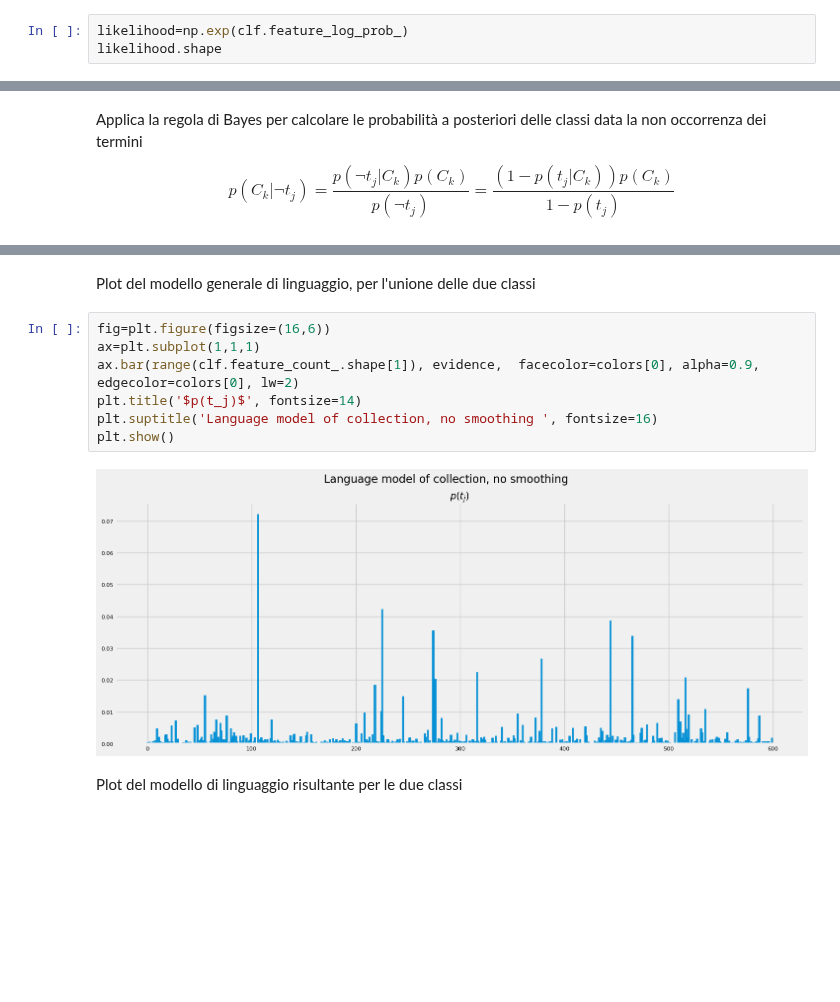
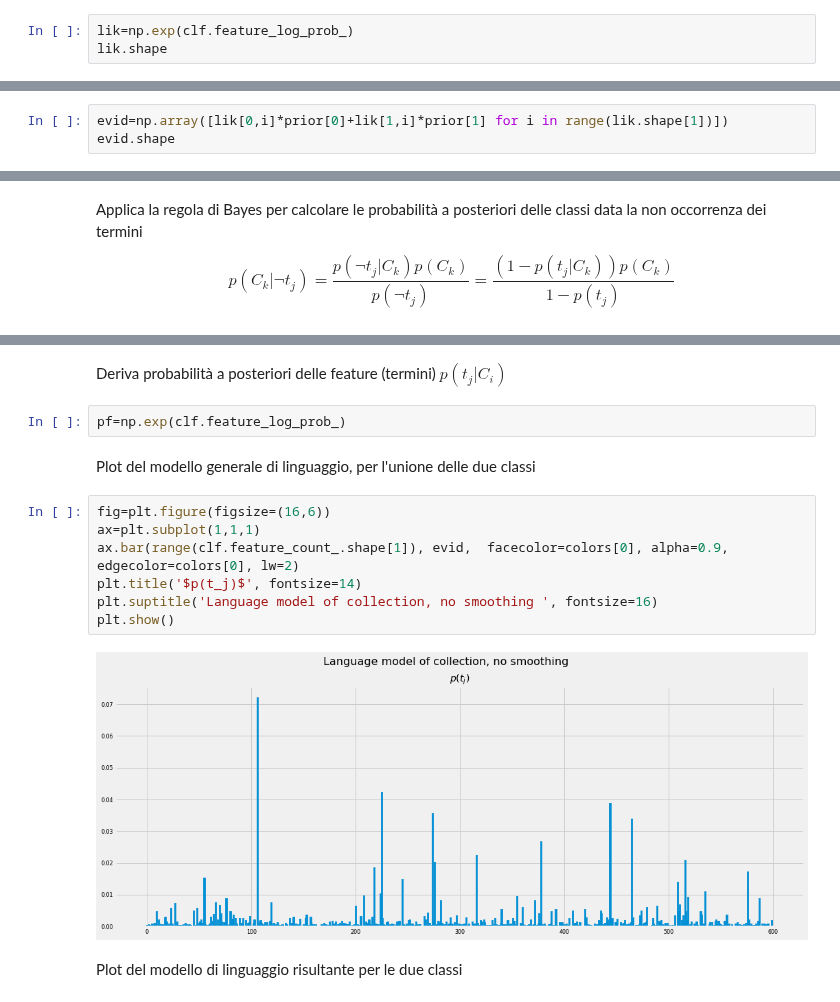
Before and after one commit to tvml/ml2324, a Jupyter notebook: codici/naivebayes.ipynb, the cells around one changed output, grey strips where cells are left out. Cells and saved outputs as stored; diff of their text form; blank space fills up the shorter version.

```diff
--- a/codici/naivebayes.ipynb
+++ b/codici/naivebayes.ipynb
@@ -117,7 +114,7 @@ p(C_0)=0.5, p(C_1)=0.5
 # %% [markdown]
 Deriva probabilità dei termini date le classi (likelihood) $p(t_j|C_i)$
 # %%
-likelihood=np.exp(clf.feature_log_prob_)
-likelihood.shape
+lik=np.exp(clf.feature_log_prob_)
+lik.shape
 # %% [output]
 (2, 600)
@@ -123,0 +128,3 @@ likelihood.shape
+# %%
+evid=np.array([lik[0,i]*prior[0]+lik[1,i]*prior[1] for i in range(lik.shape[1])])
+evid.shape
@@ -227,14 +219,18 @@ Classe predetta se non occorrenza: C1
+# %% [markdown]
+Deriva probabilità a posteriori delle feature (termini) $p(t_j|C_i)$
+# %%
+pf=np.exp(clf.feature_log_prob_)
 # %% [markdown]
 Plot del modello generale di linguaggio, per l'unione delle due classi
 # %%
 fig=plt.figure(figsize=(16,6))
 ax=plt.subplot(1,1,1)
-ax.bar(range(clf.feature_count_.shape[1]), evidence,  facecolor=colors[0], alpha=0.9, edgecolor=colors[0], lw=2)
+ax.bar(range(clf.feature_count_.shape[1]), evid,  facecolor=colors[0], alpha=0.9, edgecolor=colors[0], lw=2)
 plt.title('$p(t_j)$', fontsize=14)
 plt.suptitle('Language model of collection, no smoothing ', fontsize=16)
 plt.show()
 # %% [output]
-[figure, old version]
+[figure, new version]
 # %% [markdown]
 Plot del modello di linguaggio risultante per le due classi
 # %%
```
Also changed, not shown: parts of 38 cells of this notebook, 1 other file.
